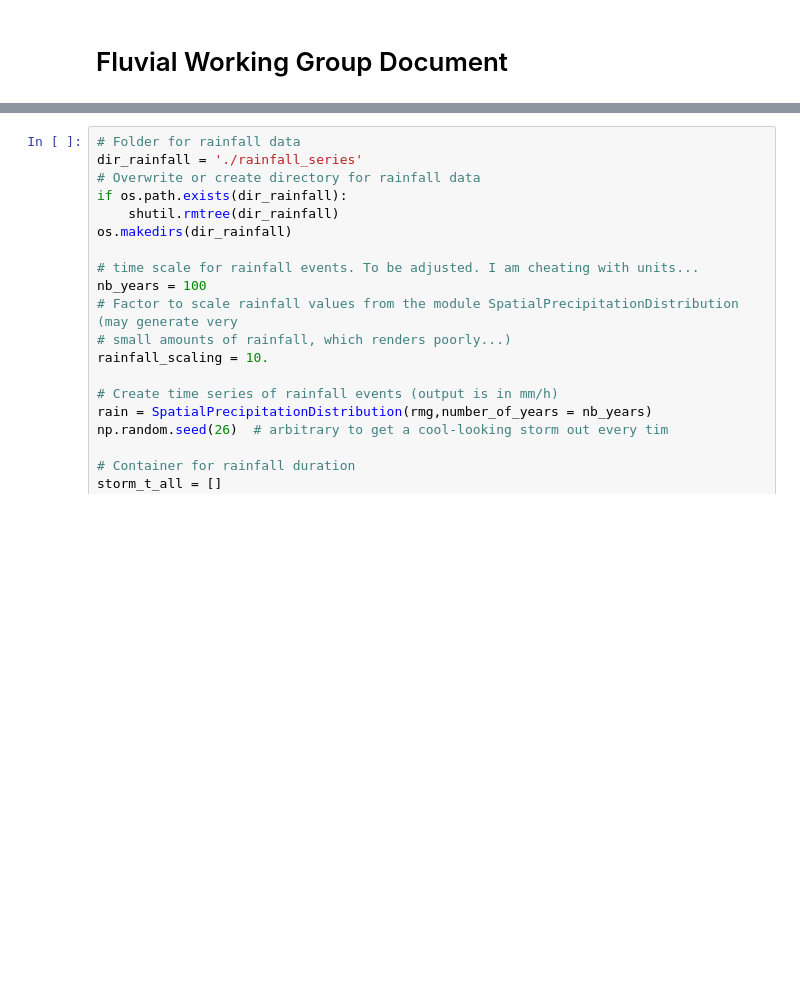
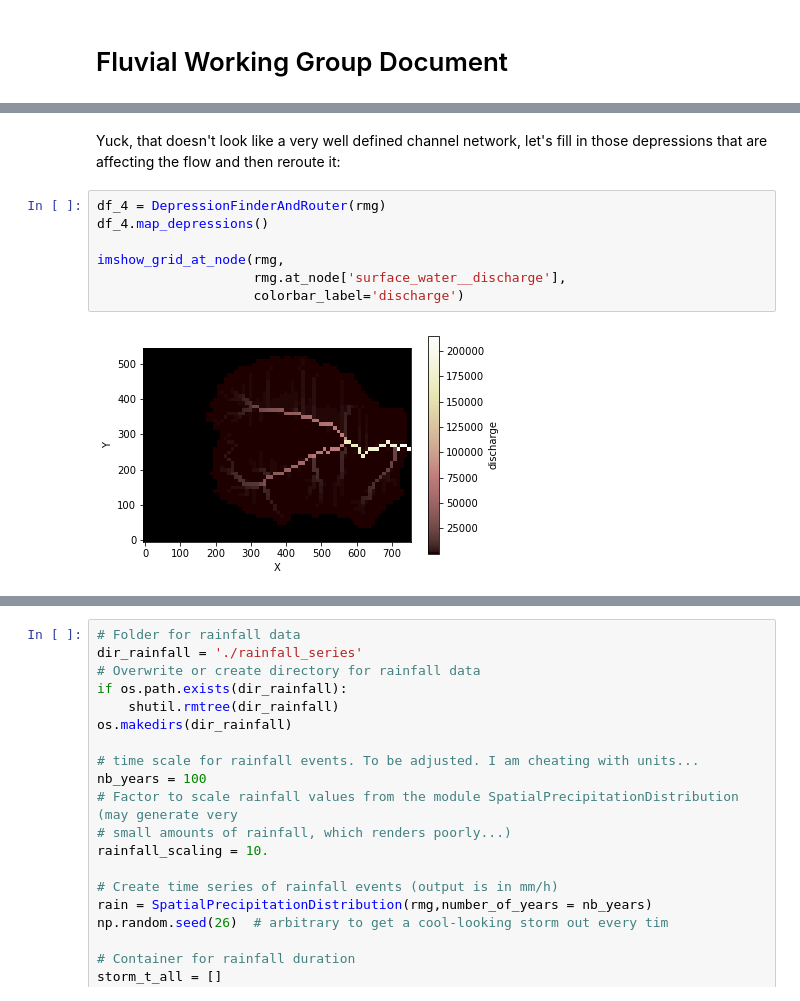
Before and after one commit to espin-2020/fluvial, a Jupyter notebook: fluvial_group.ipynb, the cells around one changed output, grey strips where cells are left out. Drawn from its saved outputs; the diff is of its cells as text; blank space fills up the shorter version.

```diff
--- a/fluvial_group.ipynb
+++ b/fluvial_group.ipynb
@@ -79,0 +75,11 @@ new_nodes_at_link=nodes_reformatted.reshape([21,2])
+# %% [markdown]
+Yuck, that doesn't look like a very well defined channel network, let's fill in those depressions that are affecting the flow and then reroute it:
+# %%
+df_4 = DepressionFinderAndRouter(rmg)
+df_4.map_depressions()
+
+imshow_grid_at_node(rmg,
+                    rmg.at_node['surface_water__discharge'],
+                    colorbar_label='discharge')
+# %% [output]
+[figure, added]
```
Also changed, not shown: parts of 36 cells of this notebook.
